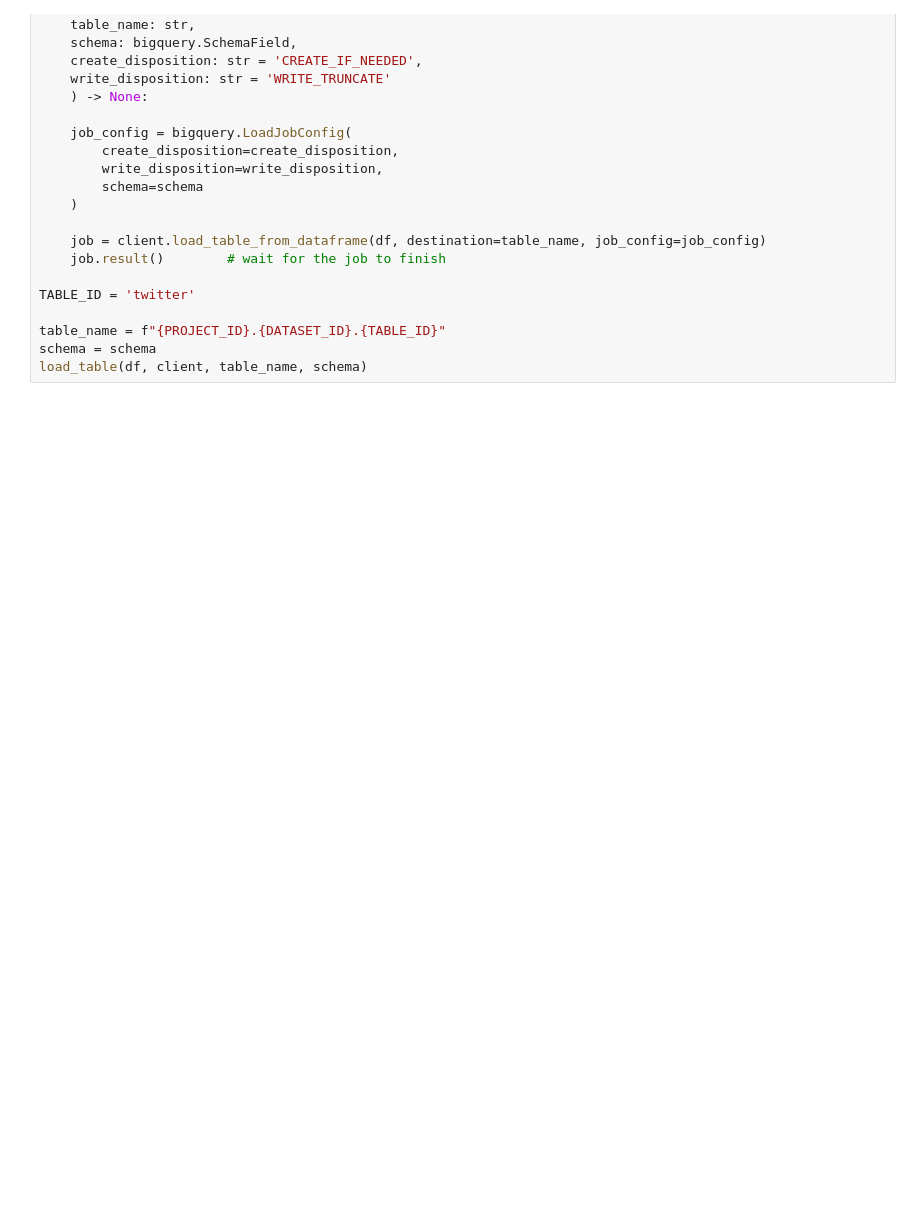
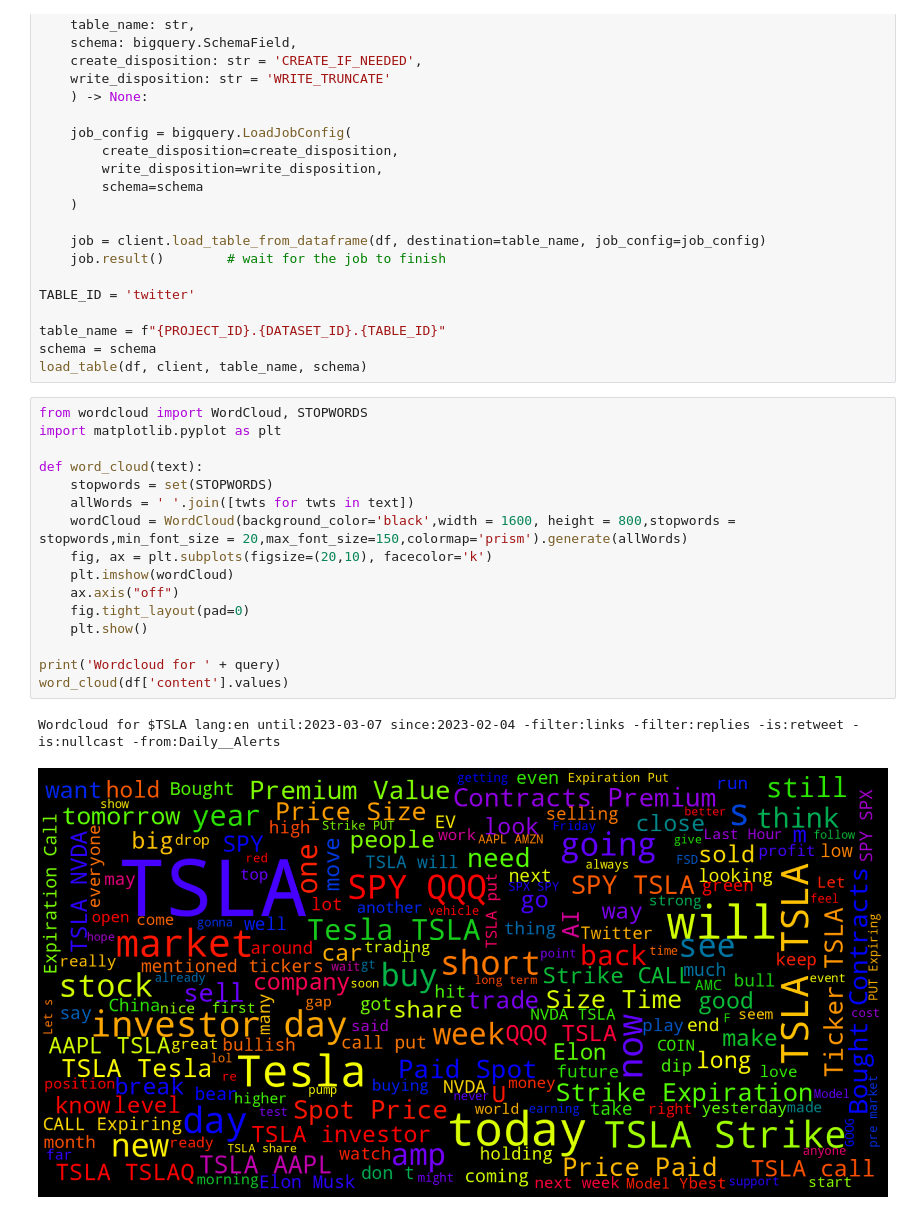
Before and after one commit to ChloeL6/Financial-Sentiment-Analysis, a Jupyter notebook: tweet.ipynb, the cells around one changed output. Drawn from its saved outputs; the diff is of its cells as text; blank space fills up the shorter version.

Commit message:
add wordcloud generator

```diff
--- a/tweet.ipynb
+++ b/tweet.ipynb
@@ -236,3 +236,22 @@ TABLE_ID = 'twitter'
 table_name = f"{PROJECT_ID}.{DATASET_ID}.{TABLE_ID}"
 schema = schema
 load_table(df, client, table_name, schema)
+# %%
+from wordcloud import WordCloud, STOPWORDS
+import matplotlib.pyplot as plt
+
+def word_cloud(text):
+    stopwords = set(STOPWORDS)
+    allWords = ' '.join([twts for twts in text])
+    wordCloud = WordCloud(background_color='black',width = 1600, height = 800,stopwords = stopwords,min_font_size = 20,max_font_size=150,colormap='prism').generate(allWords)
+    fig, ax = plt.subplots(figsize=(20,10), facecolor='k')
+    plt.imshow(wordCloud)
+    ax.axis("off")
+    fig.tight_layout(pad=0)
+    plt.show()
+
+print('Wordcloud for ' + query)
+word_cloud(df['content'].values)
+# %% [output]
+Wordcloud for $TSLA lang:en until:2023-03-07 since:2023-02-04 -filter:links -filter:replies -is:retweet -is:nullcast -from:Daily__Alerts
+[figure, added]
```
